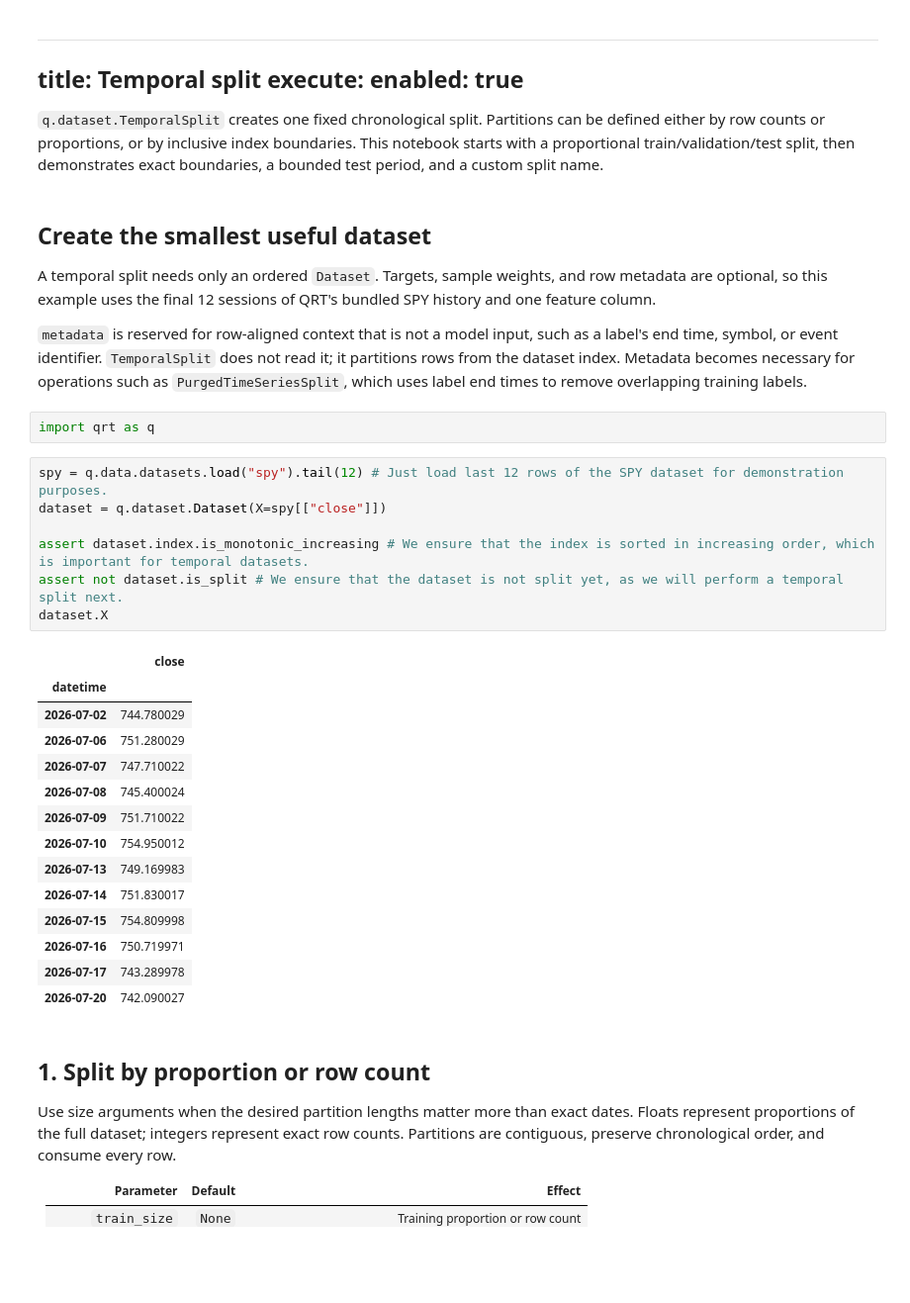
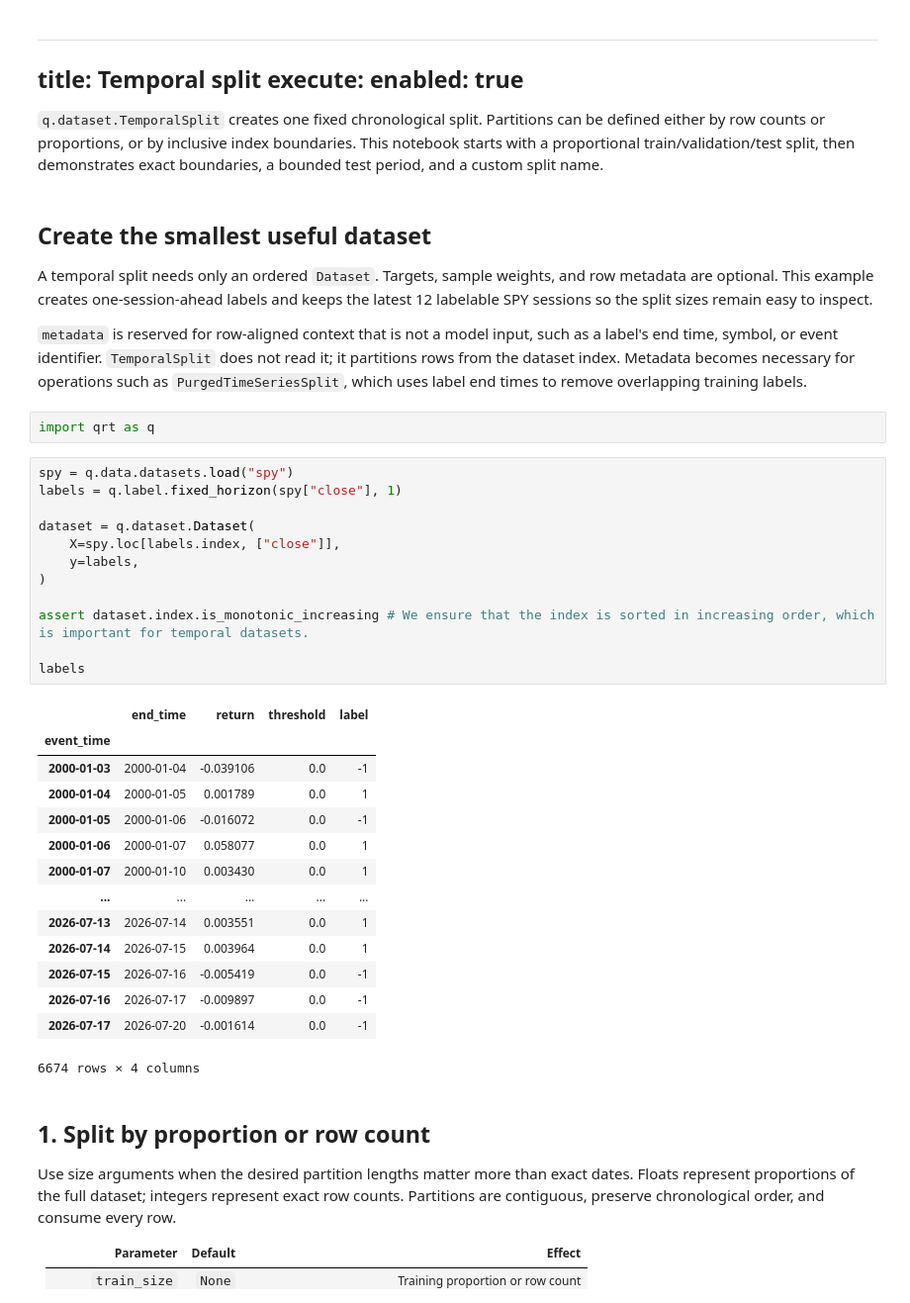
Before and after one commit to quantbert/qrt, a Jupyter notebook: docs/dataset/temporal_split.ipynb, the cells around one changed output. Shown at 99% size. Drawn from its saved outputs; the diff is of its cells as text; blank space fills up the shorter version.

```diff
--- a/docs/dataset/temporal_split.ipynb
+++ b/docs/dataset/temporal_split.ipynb
@@ -9,33 +9,38 @@ execute:
 # %% [markdown]
 ## Create the smallest useful dataset
 
-A temporal split needs only an ordered `Dataset`. Targets, sample weights, and row metadata are optional, so this example uses the final 12 sessions of QRT's bundled SPY history and one feature column.
+A temporal split needs only an ordered `Dataset`. Targets, sample weights, and row metadata are optional. This example creates one-session-ahead labels and keeps the latest 12 labelable SPY sessions so the split sizes remain easy to inspect.
 
 `metadata` is reserved for row-aligned context that is not a model input, such as a label's end time, symbol, or event identifier. `TemporalSplit` does not read it; it partitions rows from the dataset index. Metadata becomes necessary for operations such as `PurgedTimeSeriesSplit`, which uses label end times to remove overlapping training labels.
 # %%
 import qrt as q
 # %%
-spy = q.data.datasets.load("spy").tail(12) # Just load last 12 rows of the SPY dataset for demonstration purposes.
-dataset = q.dataset.Dataset(X=spy[["close"]])
+spy = q.data.datasets.load("spy")
+labels = q.label.fixed_horizon(spy["close"], 1)
+
+dataset = q.dataset.Dataset(
+    X=spy.loc[labels.index, ["close"]],
+    y=labels,
+)
 
 assert dataset.index.is_monotonic_increasing # We ensure that the index is sorted in increasing order, which is important for temporal datasets.
-assert not dataset.is_split # We ensure that the dataset is not split yet, as we will perform a temporal split next.
-dataset.X
+
+labels
 # %% [output]
-|  | close |
-| datetime |  |
-| 2026-07-02 | 744.780029 |
-| 2026-07-06 | 751.280029 |
-| 2026-07-07 | 747.710022 |
-| 2026-07-08 | 745.400024 |
-| 2026-07-09 | 751.710022 |
-| 2026-07-10 | 754.950012 |
-| 2026-07-13 | 749.169983 |
-| 2026-07-14 | 751.830017 |
-| 2026-07-15 | 754.809998 |
-| 2026-07-16 | 750.719971 |
-| 2026-07-17 | 743.289978 |
-| 2026-07-20 | 742.090027 |
+|  | end_time | return | threshold | label |
+| event_time |  |  |  |  |
+| 2000-01-03 | 2000-01-04 | -0.039106 | 0.0 | -1 |
+| 2000-01-04 | 2000-01-05 | 0.001789 | 0.0 | 1 |
+| 2000-01-05 | 2000-01-06 | -0.016072 | 0.0 | -1 |
+| 2000-01-06 | 2000-01-07 | 0.058077 | 0.0 | 1 |
+| 2000-01-07 | 2000-01-10 | 0.003430 | 0.0 | 1 |
+| ... | ... | ... | ... | ... |
+| 2026-07-13 | 2026-07-14 | 0.003551 | 0.0 | 1 |
+| 2026-07-14 | 2026-07-15 | 0.003964 | 0.0 | 1 |
+| 2026-07-15 | 2026-07-16 | -0.005419 | 0.0 | -1 |
+| 2026-07-16 | 2026-07-17 | -0.009897 | 0.0 | -1 |
+| 2026-07-17 | 2026-07-20 | -0.001614 | 0.0 | -1 |
+6674 rows × 4 columns
 # %% [markdown]
 ## 1. Split by proportion or row count
 
```
Also changed, not shown: parts of 6 cells of this notebook, 4 other files.
